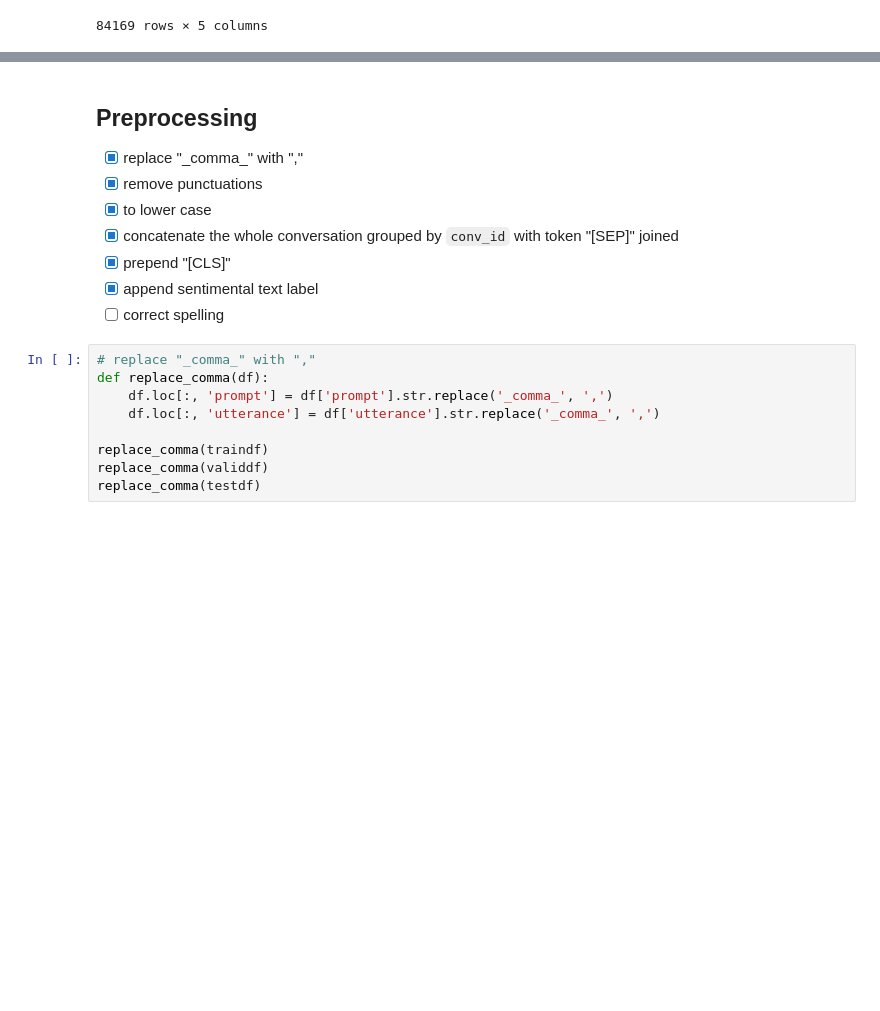
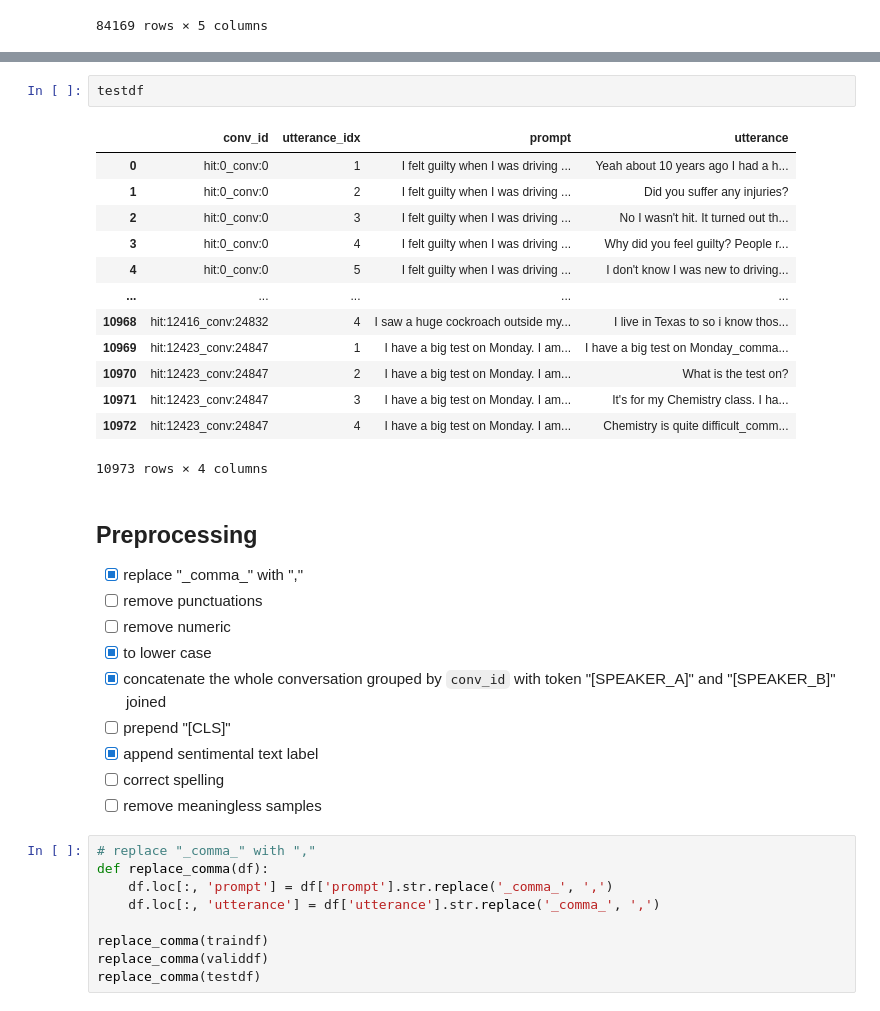
Before and after one commit to SharpKoi/nycu-nlp-final-2022, a Jupyter notebook: EDA.ipynb, the cells around one changed output, grey strips where cells are left out. Cells and saved outputs as stored; diff of their text form; blank space fills up the shorter version.

```diff
--- a/EDA.ipynb
+++ b/EDA.ipynb
@@ -34,12 +57,30 @@ traindf
+# %%
+testdf
+# %% [output]
+|  | conv_id | utterance_idx | prompt | utterance |
+| 0 | hit:0_conv:0 | 1 | I felt guilty when I was driving ... | Yeah about 10 years ago I had a h... |
+| 1 | hit:0_conv:0 | 2 | I felt guilty when I was driving ... | Did you suffer any injuries? |
+| 2 | hit:0_conv:0 | 3 | I felt guilty when I was driving ... | No I wasn't hit. It turned out th... |
+| 3 | hit:0_conv:0 | 4 | I felt guilty when I was driving ... | Why did you feel guilty? People r... |
+| 4 | hit:0_conv:0 | 5 | I felt guilty when I was driving ... | I don't know I was new to driving... |
+| ... | ... | ... | ... | ... |
+| 10968 | hit:12416_conv:24832 | 4 | I saw a huge cockroach outside my... | I live in Texas to so i know thos... |
+| 10969 | hit:12423_conv:24847 | 1 | I have a big test on Monday. I am... | I have a big test on Monday_comma... |
+| 10970 | hit:12423_conv:24847 | 2 | I have a big test on Monday. I am... | What is the test on? |
+| 10971 | hit:12423_conv:24847 | 3 | I have a big test on Monday. I am... | It's for my Chemistry class. I ha... |
+| 10972 | hit:12423_conv:24847 | 4 | I have a big test on Monday. I am... | Chemistry is quite difficult_comm... |
+10973 rows × 4 columns
 # %% [markdown]
 ## Preprocessing
 - [x] replace "\_comma\_" with ","
-- [x] remove punctuations
+- [ ] remove punctuations
+- [ ] remove numeric
 - [x] to lower case
-- [x] concatenate the whole conversation grouped by `conv_id` with token "[SEP]" joined
-- [x] prepend "[CLS]"
+- [x] concatenate the whole conversation grouped by `conv_id` with token "[SPEAKER_A]" and "[SPEAKER_B]" joined
+- [ ] prepend "[CLS]"
 - [x] append sentimental text label
 - [ ] correct spelling
+- [ ] remove meaningless samples
 # %%
 # replace "_comma_" with ","
 def replace_comma(df):
```
Also changed, not shown: parts of 18 cells of this notebook, 3 other files.
